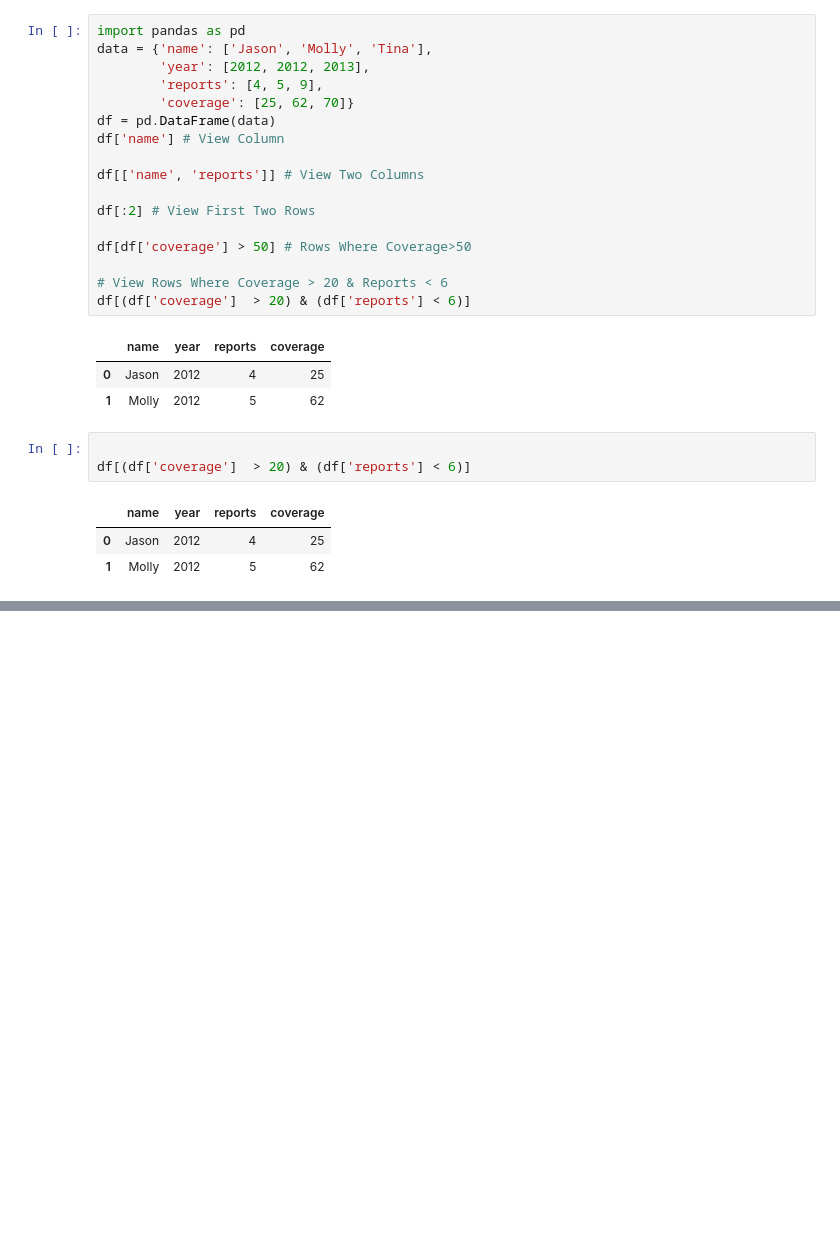
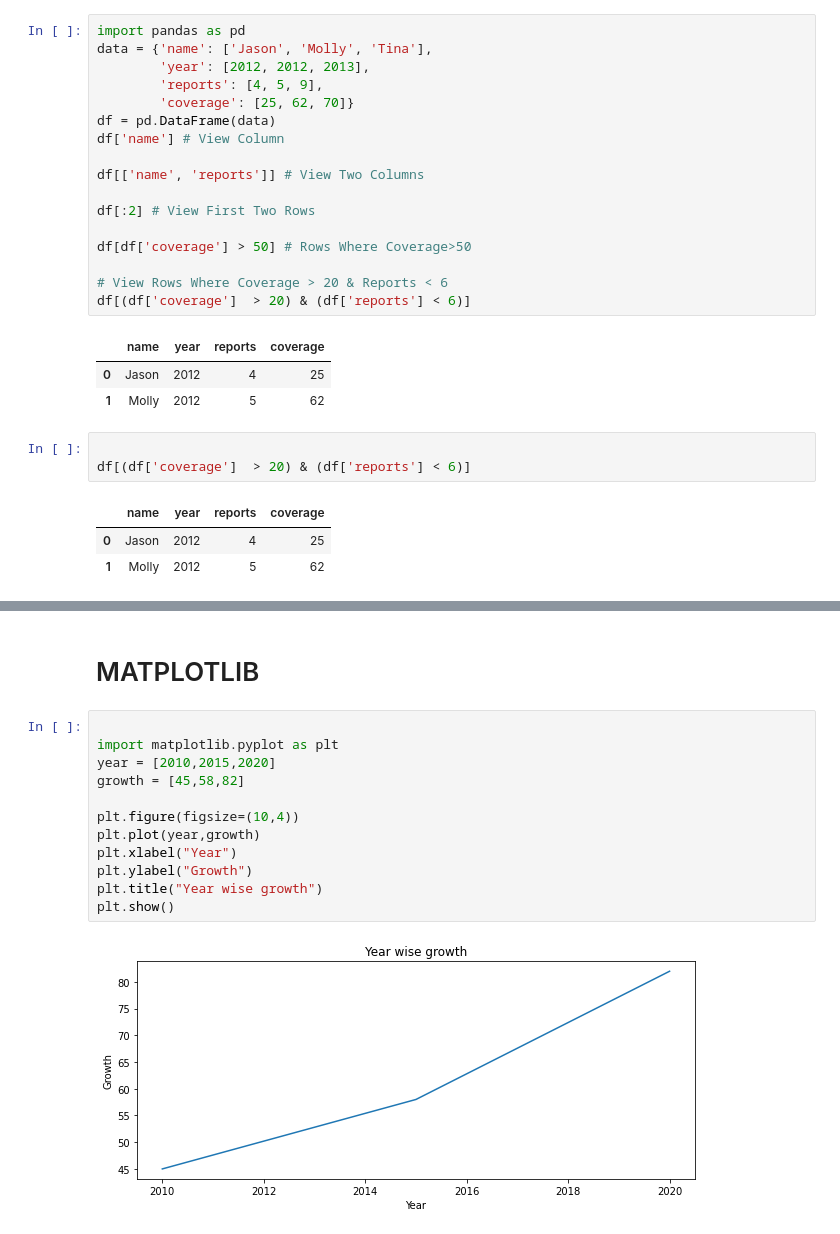
Before and after one commit to oektomo/ClassPersevere, a Jupyter notebook: W0401pandas.ipynb, the cells around one changed output, grey strips where cells are left out. Cells and saved outputs as stored; diff of their text form; blank space fills up the shorter version.

Commit message:
All visualization pandas

```diff
--- a/W0401pandas.ipynb
+++ b/W0401pandas.ipynb
@@ -156,0 +266,16 @@ df[(df['coverage']  > 20) & (df['reports'] < 6)]
+# %% [markdown]
+# MATPLOTLIB
+# %%
+
+import matplotlib.pyplot as plt
+year = [2010,2015,2020]
+growth = [45,58,82]
+
+plt.figure(figsize=(10,4))
+plt.plot(year,growth)
+plt.xlabel("Year")
+plt.ylabel("Growth")
+plt.title("Year wise growth")
+plt.show()
+# %% [output]
+[figure, added]
```
Also changed, not shown: parts of 14 cells of this notebook.
